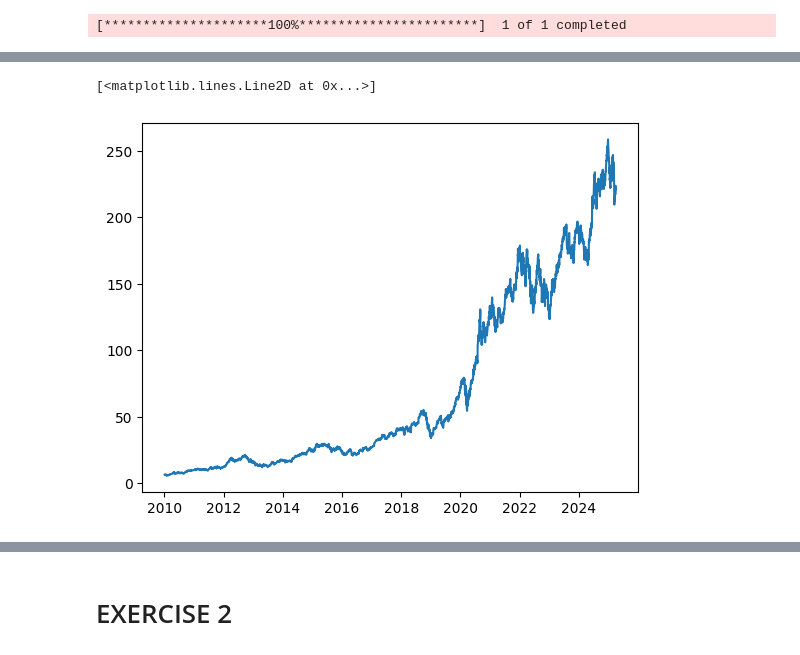
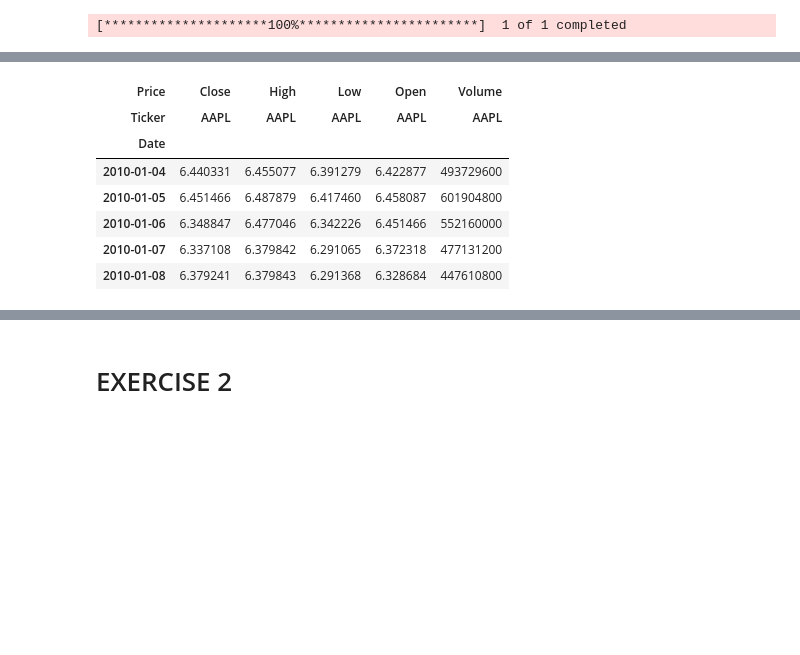
Before and after one commit to HetteWempe/comp_fin, a Jupyter notebook: assignment1.ipynb, the cells around one changed output, grey strips where cells are left out. Drawn from its saved outputs; the diff is of its cells as text; code cells hidden in the pictures; blank space fills up the shorter version.

```diff
--- a/assignment1.ipynb
+++ b/assignment1.ipynb
@@ -30,5 +21,11 @@ closing_prices = data['Close']
-# %%
-plt.plot(closing_prices)
-# %% [output]
-[<matplotlib.lines.Line2D at 0x...>]
-[figure, removed]
+# %%
+data.head()
+# %% [output]
+| Price | Close | High | Low | Open | Volume |
+| Ticker | AAPL | AAPL | AAPL | AAPL | AAPL |
+| Date |  |  |  |  |  |
+| 2010-01-04 | 6.440331 | 6.455077 | 6.391279 | 6.422877 | 493729600 |
+| 2010-01-05 | 6.451466 | 6.487879 | 6.417460 | 6.458087 | 601904800 |
+| 2010-01-06 | 6.348847 | 6.477046 | 6.342226 | 6.451466 | 552160000 |
+| 2010-01-07 | 6.337108 | 6.379842 | 6.291065 | 6.372318 | 477131200 |
+| 2010-01-08 | 6.379241 | 6.379843 | 6.291368 | 6.328684 | 447610800 |
```
Also changed, not shown: parts of 17 cells of this notebook.
